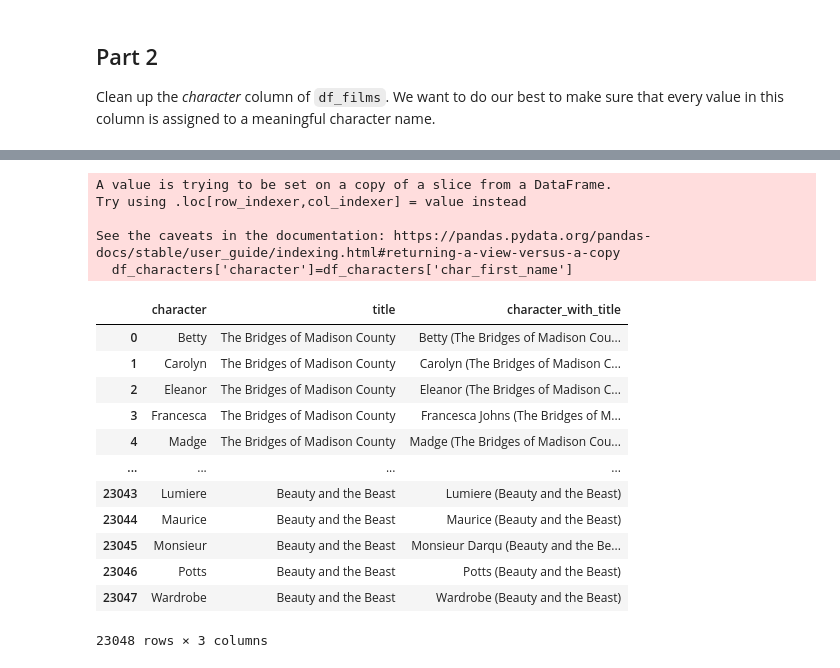
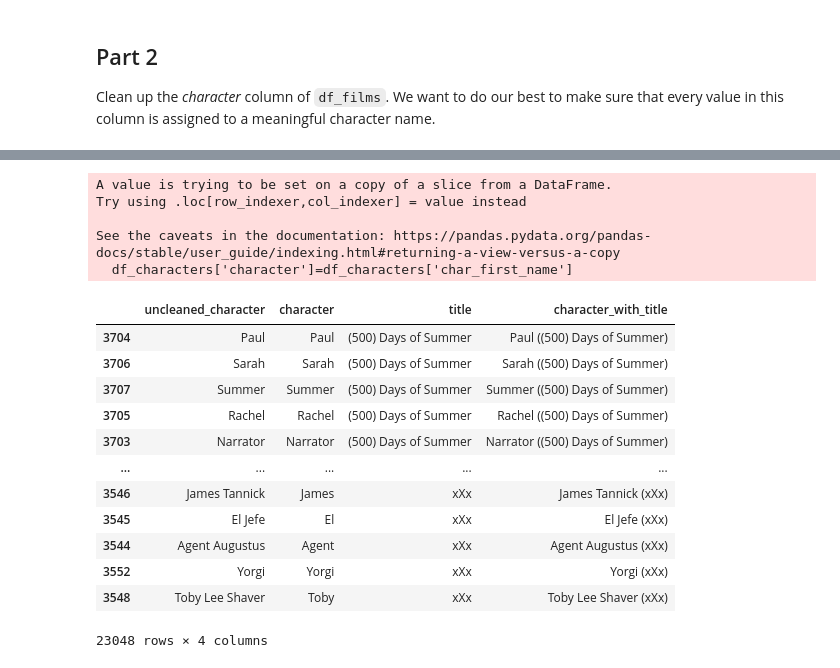
Before and after one commit to RushyanthN/lab_4-2, a Jupyter notebook: lab_4-2.ipynb, the cells around one changed output, grey strips where cells are left out. Saved outputs shown, nothing was run; the diff lists cells and outputs as text; code cells hidden in the pictures.

```diff
--- a/lab_4-2.ipynb
+++ b/lab_4-2.ipynb
@@ -944,13 +944,16 @@ df_films
 # %%
-df_films['character'] = df_films['character'].str.strip()
+df_films['uncleaned_character']= df_films['character']
+df_films['cleaned_character'] = df_films['character'].str.strip()
 corrections = {
     'Carolyn Johnson': 'Carolyn',
+    'Lois, Social Wo': 'Lois',
     "Monsieur D'Arqu": 'Monsieur DArqu',
     'Mrs. Potts': 'Potts'
 }
-df_films['character'].replace(corrections, inplace=True)
-df_films['character'] = df_films['character'].str.title()
-df_films = df_films[df_films['character'] != '']
+df_films['cleaned_character'].replace(corrections, inplace=True)
+df_films['cleaned_character'] = df_films['character'].str.title()
+df_films = df_films[df_films['cleaned_character'] != '']
 
-df_films[['char_first_name', 'char_last_name']] = df_films['character'].str.split(n=1, expand=True)
-df_films['character_with_title'] = df_films['character'] + ' (' + df_films['title'] + ')'
+df_films[['char_first_name', 'char_last_name']] = df_films['cleaned_character'].str.split(n=1, expand=True)
+df_films['character_with_title'] = df_films['cleaned_character'] + ' (' + df_films['title'] + ')'
+df_films
@@ -957,25 +974,26 @@ df_films['character_with_title'] = df_films['character'] + ' (' + df_films['titl
 # %%
-df_characters = df_films[['char_first_name','title','character_with_title']]
+df_characters = df_films[['uncleaned_character','char_first_name','title','character_with_title']]
 df_characters['character']=df_characters['char_first_name']
 df_characters = df_characters.drop(['char_first_name'],axis=1)
-df_characters = df_characters.reindex(columns=['character', 'title', 'character_with_title'])
+df_characters = df_characters.reindex(columns=['uncleaned_character','character', 'title', 'character_with_title'])
+df_characters = df_characters.sort_values(by='title')
 df_characters
 # %% [output]
 A value is trying to be set on a copy of a slice from a DataFrame.
 Try using .loc[row_indexer,col_indexer] = value instead
 
 See the caveats in the documentation: https://pandas.pydata.org/pandas-docs/stable/user_guide/indexing.html#returning-a-view-versus-a-copy
   df_characters['character']=df_characters['char_first_name']
-|  | character | title | character_with_title |
-| 0 | Betty | The Bridges of Madison County | Betty (The Bridges of Madison Cou... |
-| 1 | Carolyn | The Bridges of Madison County | Carolyn (The Bridges of Madison C... |
-| 2 | Eleanor | The Bridges of Madison County | Eleanor (The Bridges of Madison C... |
-| 3 | Francesca | The Bridges of Madison County | Francesca Johns (The Bridges of M... |
-| 4 | Madge | The Bridges of Madison County | Madge (The Bridges of Madison Cou... |
-| ... | ... | ... | ... |
-| 23043 | Lumiere | Beauty and the Beast | Lumiere (Beauty and the Beast) |
-| 23044 | Maurice | Beauty and the Beast | Maurice (Beauty and the Beast) |
-| 23045 | Monsieur | Beauty and the Beast | Monsieur Darqu (Beauty and the Be... |
-| 23046 | Potts | Beauty and the Beast | Potts (Beauty and the Beast) |
-| 23047 | Wardrobe | Beauty and the Beast | Wardrobe (Beauty and the Beast) |
+|  | uncleaned_character | character | title | character_with_title |
+| 3704 | Paul | Paul | (500) Days of Summer | Paul ((500) Days of Summer) |
+| 3706 | Sarah | Sarah | (500) Days of Summer | Sarah ((500) Days of Summer) |
+| 3707 | Summer | Summer | (500) Days of Summer | Summer ((500) Days of Summer) |
+| 3705 | Rachel | Rachel | (500) Days of Summer | Rachel ((500) Days of Summer) |
+| 3703 | Narrator | Narrator | (500) Days of Summer | Narrator ((500) Days of Summer) |
+| ... | ... | ... | ... | ... |
+| 3546 | James Tannick | James | xXx | James Tannick (xXx) |
+| 3545 | El Jefe | El | xXx | El Jefe (xXx) |
+| 3544 | Agent Augustus | Agent | xXx | Agent Augustus (xXx) |
+| 3552 | Yorgi | Yorgi | xXx | Yorgi (xXx) |
+| 3548 | Toby Lee Shaver | Toby | xXx | Toby Lee Shaver (xXx) |
-23048 rows × 3 columns
+23048 rows × 4 columns
```
Also changed, not shown: parts of 7 cells of this notebook.
